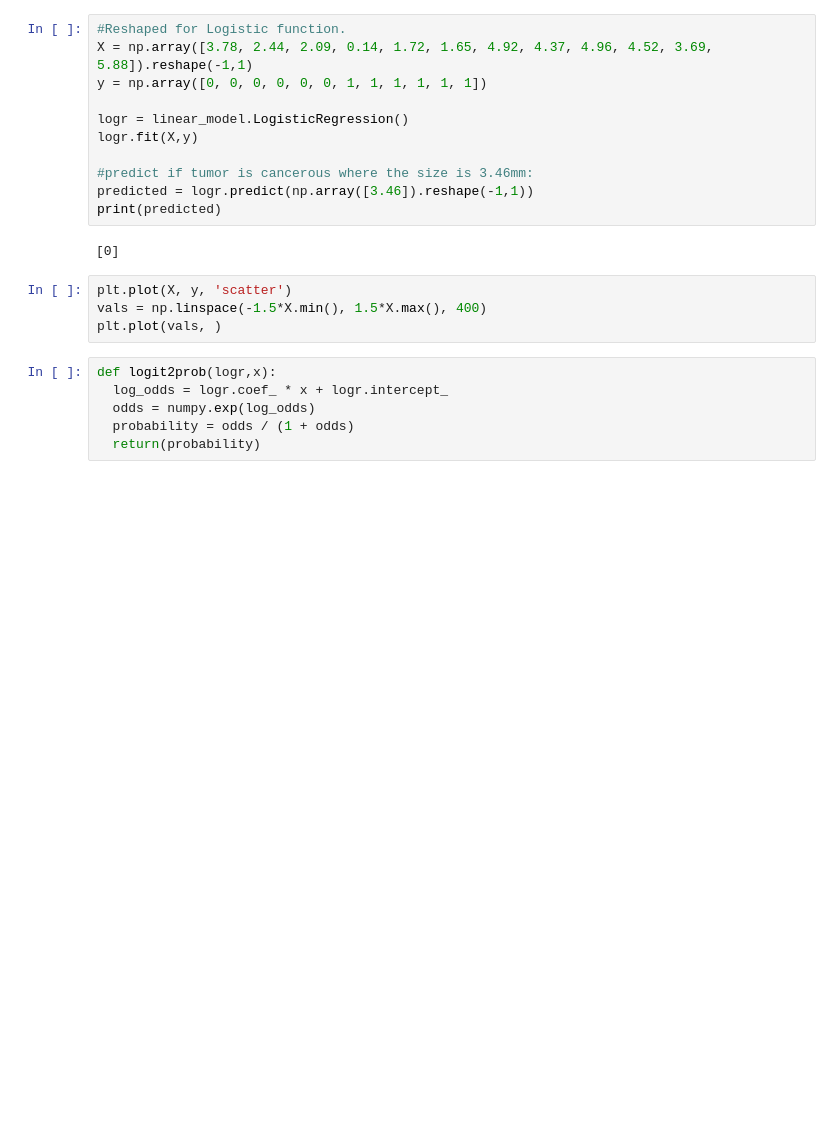
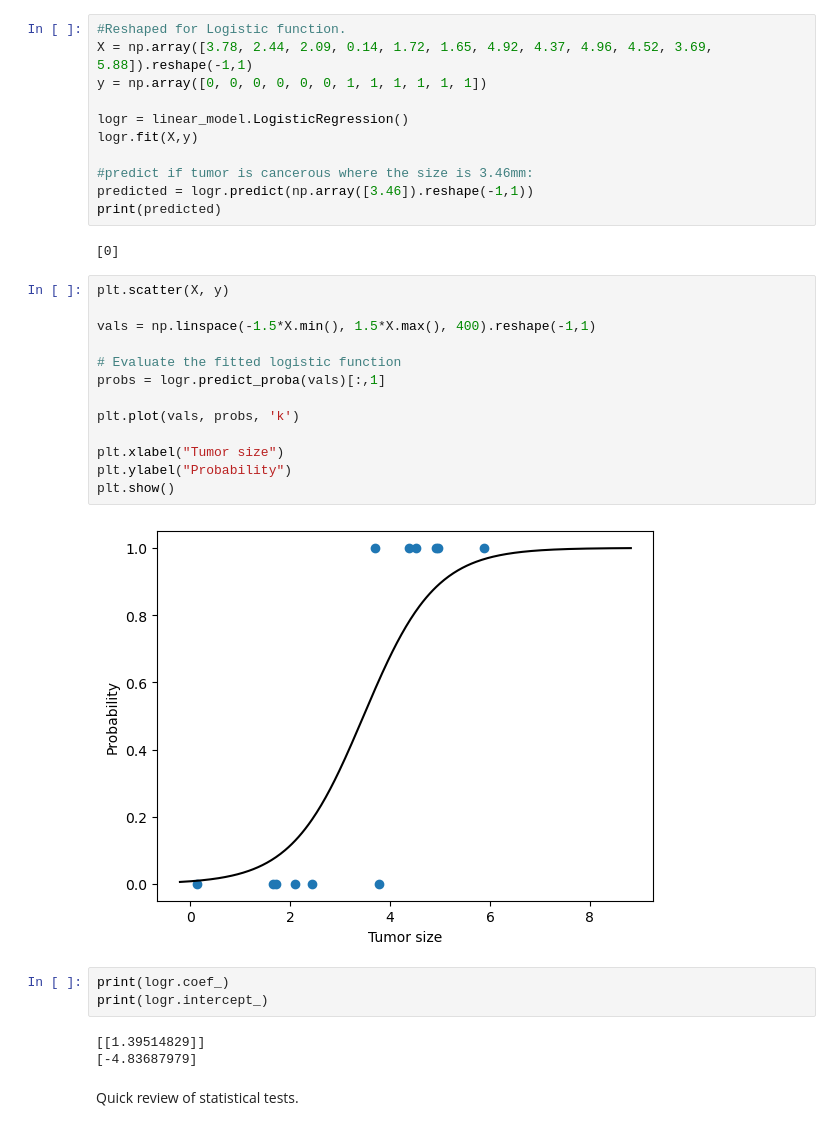
Before and after one commit to martinjimenez388/Road_to_alternatives, a Jupyter notebook: SomeRegressions.ipynb, the cells around one changed output. Drawn from its saved outputs; the diff is of its cells as text; blank space fills up the shorter version.

```diff
--- a/SomeRegressions.ipynb
+++ b/SomeRegressions.ipynb
@@ -18,12 +29,25 @@ print(predicted)
 # %% [output]
 [0]
 # %%
-plt.plot(X, y, 'scatter')
-vals = np.linspace(-1.5*X.min(), 1.5*X.max(), 400)
-plt.plot(vals, )
+plt.scatter(X, y)
+
+vals = np.linspace(-1.5*X.min(), 1.5*X.max(), 400).reshape(-1,1)
+
+# Evaluate the fitted logistic function
+probs = logr.predict_proba(vals)[:,1]
+
+plt.plot(vals, probs, 'k')
+
+plt.xlabel("Tumor size")
+plt.ylabel("Probability")
+plt.show()
+# %% [output]
+[figure, added]
-# %%
-def logit2prob(logr,x):
-  log_odds = logr.coef_ * x + logr.intercept_
-  odds = numpy.exp(log_odds)
-  probability = odds / (1 + odds)
-  return(probability)
+# %%
+print(logr.coef_)
+print(logr.intercept_)
+# %% [output]
+[[1.39514829]]
+[-4.83687979]
+# %% [markdown]
+Quick review of statistical tests.
```
Also changed, not shown: parts of 5 cells of this notebook, 1 other file.
